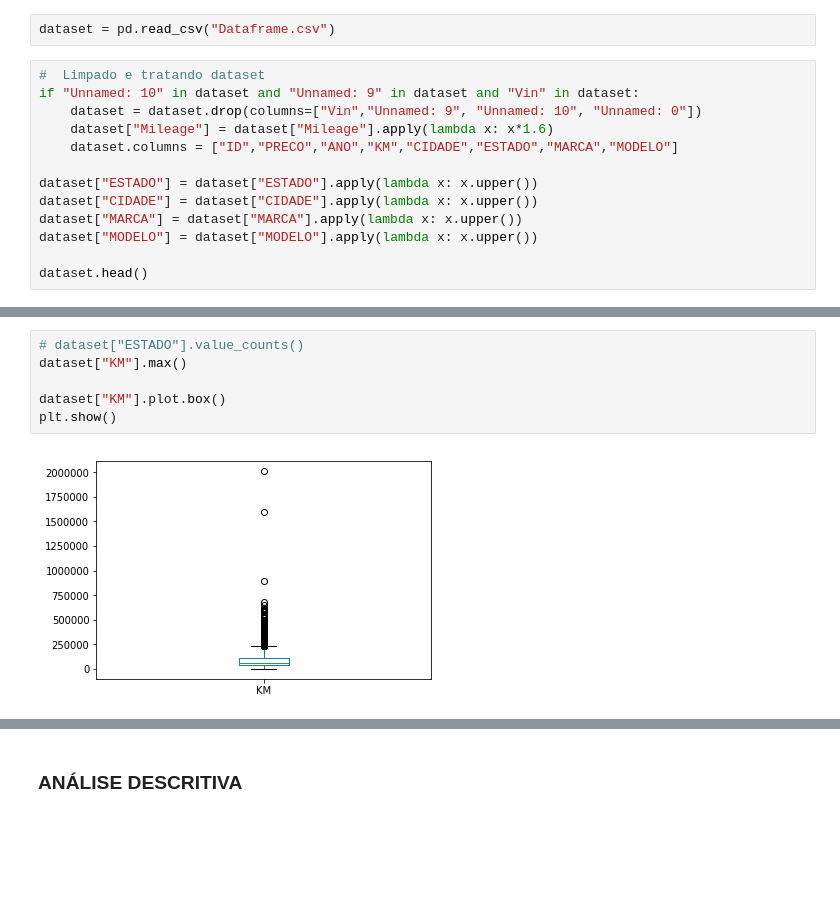
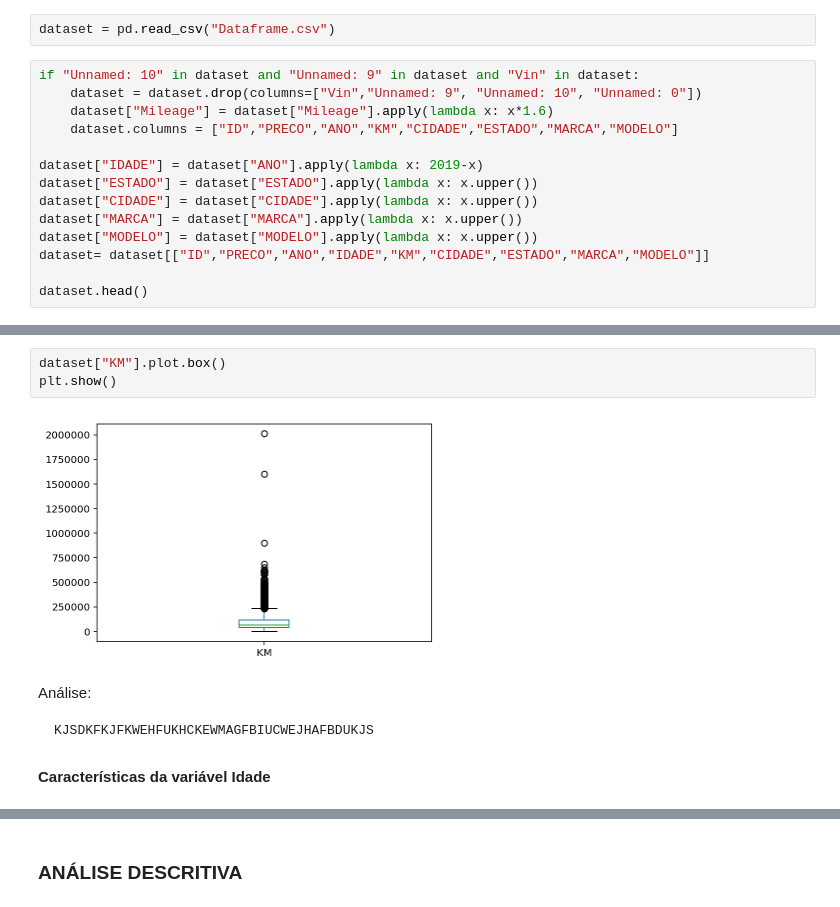
Before and after one commit to freddy-d/Projeto3DPdados, a Jupyter notebook: Projeto3 Layout.ipynb, the cells around one changed output, grey strips where cells are left out. Saved outputs shown, nothing was run; the diff lists cells and outputs as text; blank space fills up the shorter version.

```diff
--- a/Projeto3 Layout.ipynb
+++ b/Projeto3 Layout.ipynb
@@ -40,16 +54,17 @@ import matplotlib.pyplot as plt
 # %%
 dataset = pd.read_csv("Dataframe.csv")
 # %%
-#  Limpado e tratando dataset
 if "Unnamed: 10" in dataset and "Unnamed: 9" in dataset and "Vin" in dataset:
     dataset = dataset.drop(columns=["Vin","Unnamed: 9", "Unnamed: 10", "Unnamed: 0"])
     dataset["Mileage"] = dataset["Mileage"].apply(lambda x: x*1.6)
     dataset.columns = ["ID","PRECO","ANO","KM","CIDADE","ESTADO","MARCA","MODELO"]
 
+dataset["IDADE"] = dataset["ANO"].apply(lambda x: 2019-x)
 dataset["ESTADO"] = dataset["ESTADO"].apply(lambda x: x.upper())
 dataset["CIDADE"] = dataset["CIDADE"].apply(lambda x: x.upper())
 dataset["MARCA"] = dataset["MARCA"].apply(lambda x: x.upper())
 dataset["MODELO"] = dataset["MODELO"].apply(lambda x: x.upper())
+dataset= dataset[["ID","PRECO","ANO","IDADE","KM","CIDADE","ESTADO","MARCA","MODELO"]]
 
 dataset.head()
 # %% [output]
@@ -62,8 +163,11 @@ dataset.head()
 # %%
-# dataset["ESTADO"].value_counts()
-dataset["KM"].max()
-
 dataset["KM"].plot.box()
 plt.show()
 # %% [output]
-[figure, old version]
+[figure, new version]
+# %% [markdown]
+Análise:
+
+    KJSDKFKJFKWEHFUKHCKEWMAGFBIUCWEJHAFBDUKJS
+# %% [markdown]
+**Características da variável Idade**
```
Also changed, not shown: parts of 47 cells of this notebook.
